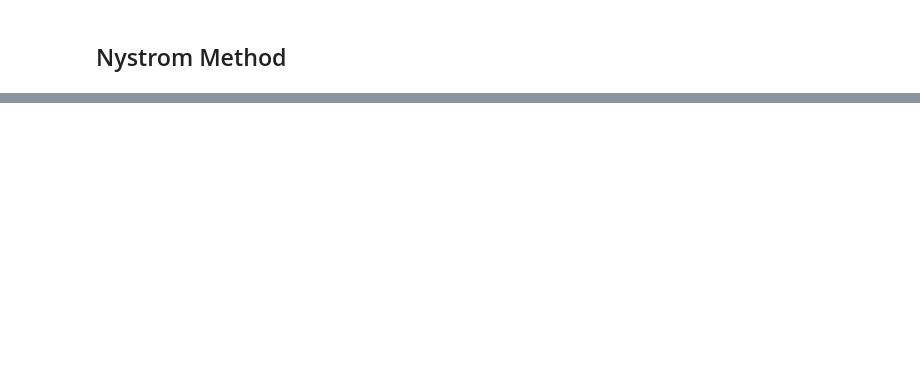
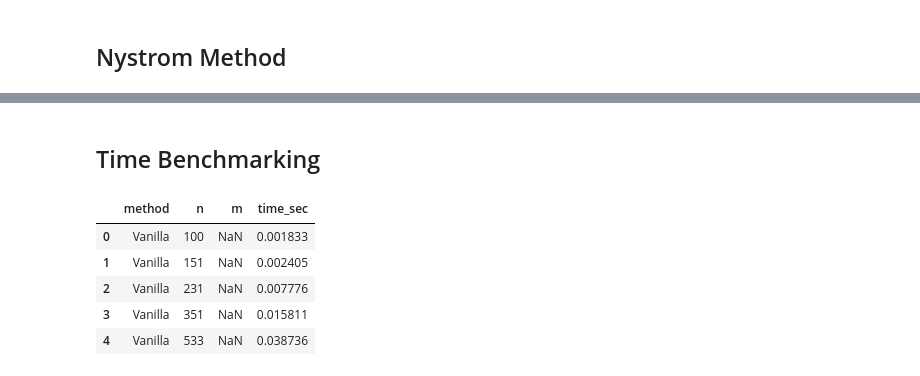
Before and after one commit to fotisk07/GDA-Project, a Jupyter notebook: notebooks/background.ipynb, the cells around one changed output, grey strips where cells are left out. Saved outputs shown, nothing was run; the diff lists cells and outputs as text; code cells hidden in the pictures; blank space fills up the shorter version.

```diff
--- a/notebooks/background.ipynb
+++ b/notebooks/background.ipynb
@@ -215,0 +160,15 @@ KeyboardInterrupt:
+# %% [markdown]
+## Time Benchmarking
+# %%
+import pandas as pd
+import seaborn as sns
+
+df = pd.read_csv("bench_all_methods.csv")
+df.head()
+# %% [output]
+|  | method | n | m | time_sec |
+| 0 | Vanilla | 100 | NaN | 0.001833 |
+| 1 | Vanilla | 151 | NaN | 0.002405 |
+| 2 | Vanilla | 231 | NaN | 0.007776 |
+| 3 | Vanilla | 351 | NaN | 0.015811 |
+| 4 | Vanilla | 533 | NaN | 0.038736 |
```
Also changed, not shown: parts of 13 cells of this notebook, 12 other files.
